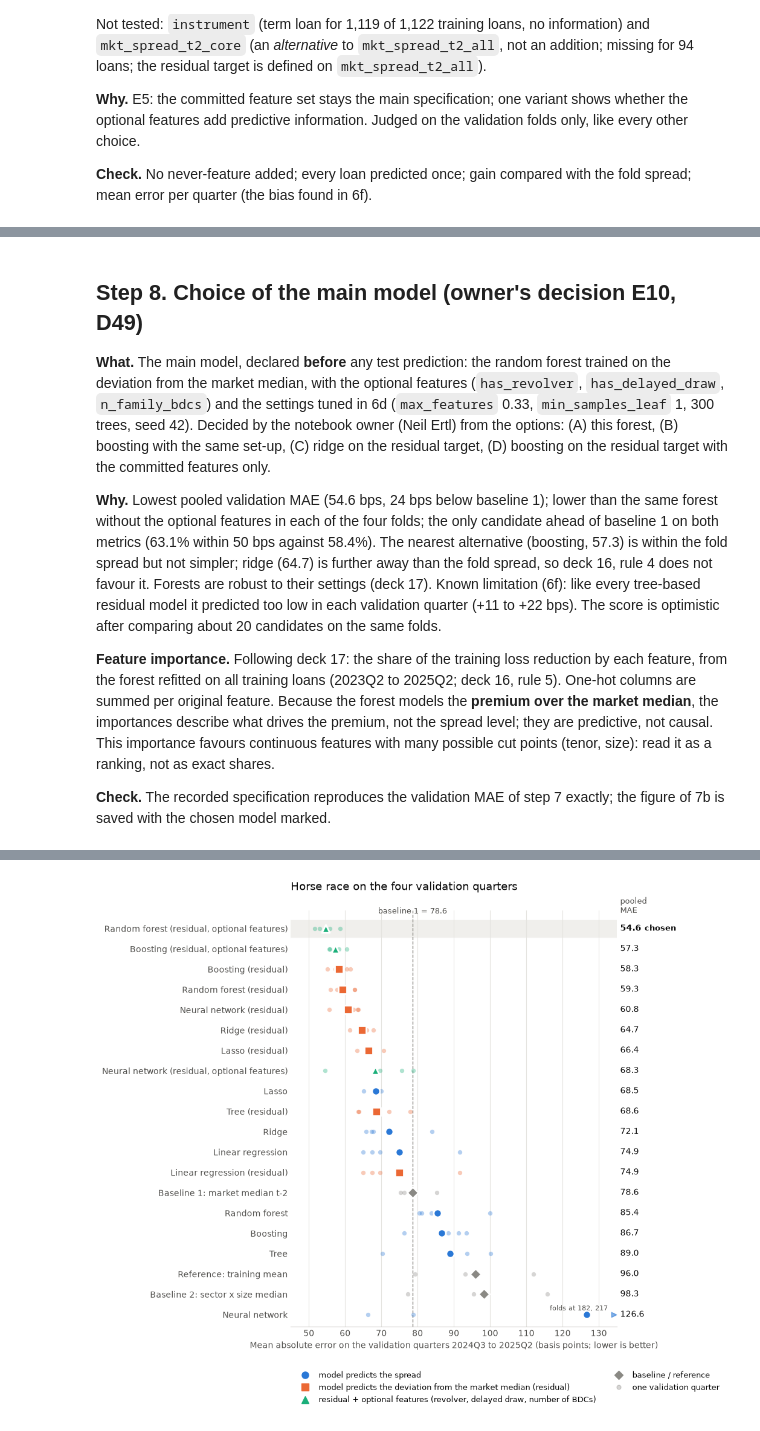
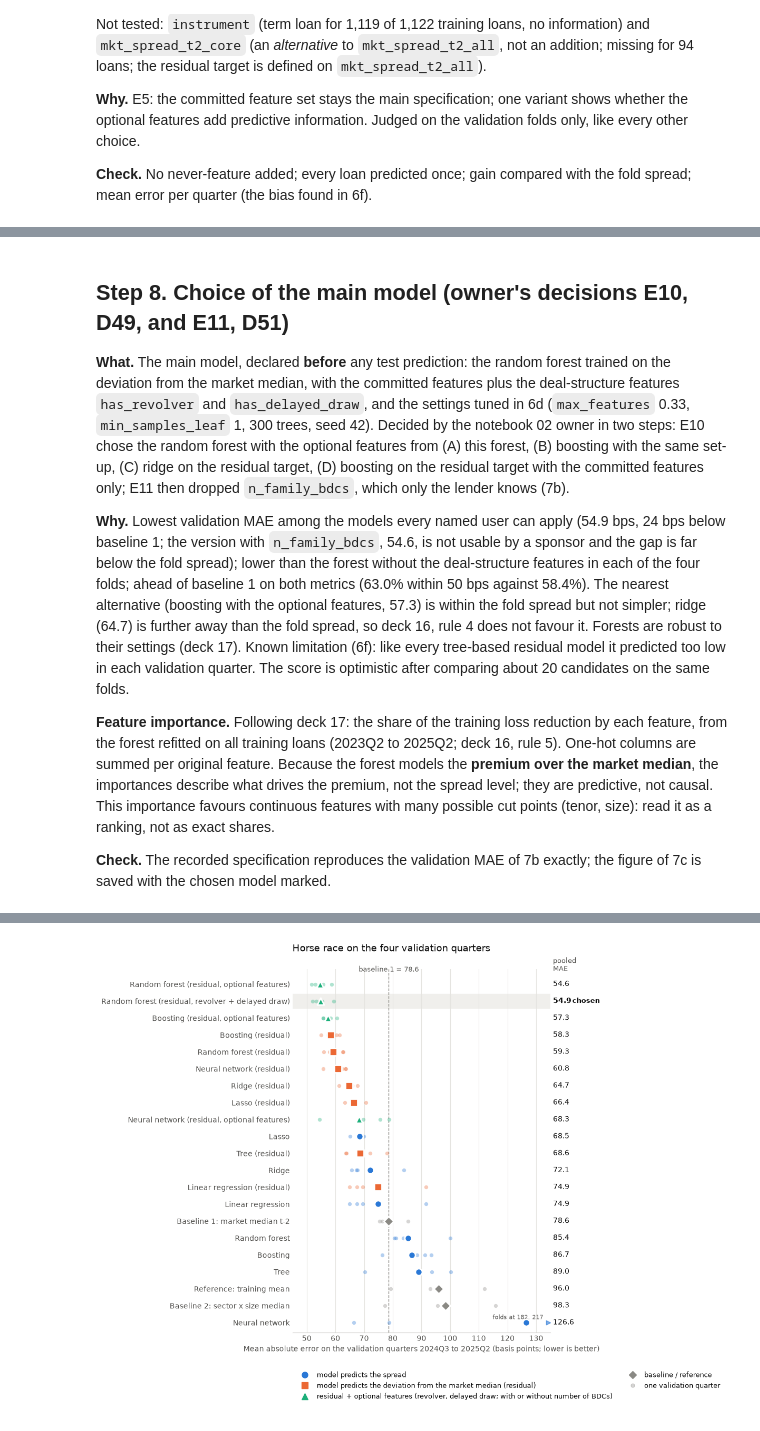
Before and after one commit to NeilErtl/DSF_Project, a Jupyter notebook: code/02_estimate.ipynb, the cells around one changed output, grey strips where cells are left out. Saved outputs shown, nothing was run; the diff lists cells and outputs as text; code cells hidden in the pictures.

```diff
--- a/code/02_estimate.ipynb
+++ b/code/02_estimate.ipynb
@@ -804,0 +828,18 @@ Random forest (residual, optional features)     11.2    21.8    15.9    21.5
+# %%
+print(dd.set_index("column").loc[OPTIONAL_NUM + OPTIONAL_CAT, ["known_at_cutoff"]].to_string())
+DEAL_CAT = ["has_revolver", "has_delayed_draw"]                # optional features known to every user
+FEATURES_MAIN = mh.NUM + mh.CAT + DEAL_CAT
+main_pre = lambda: mh.make_preprocessor(num=mh.NUM, cat=mh.CAT + DEAL_CAT)
+deal = run_folds("Random forest (residual, revolver + delayed draw)",
+                 lambda: ResidualOnMarket(make_pipeline(main_pre(), RandomForestRegressor(**variants["Random forest"][1]))),
+                 FEATURES_MAIN)
+assert len(deal) == fold_table["n_validation"].sum() and deal["y_pred"].between(1, 15).all()
+val = pd.concat([val, deal], ignore_index=True)
+race, by_fold = full_race(val)
+race.to_csv(TAB / "horse_race_validation.csv")
+save_predictions(val, PROC / "predictions_validation.csv")
+cols = ["mae_bps", "share_within_50bps", "fold_spread_bps"] + [c for c in race.columns if c.startswith("mae_fold")]
+print(race.loc[["Random forest (residual, optional features)", "Random forest (residual, revolver + delayed draw)",
+                "Random forest (residual)"], cols].to_string())
+print("mean error per validation quarter in bps (positive = prediction too low):")
+print(deal.assign(e=(deal["y_true"] - deal["y_pred"]) * 100).groupby("quarter")["e"].mean().round(1).to_string())
@@ -821,7 +880,7 @@ BLUE, ORANGE, GREY, INK, MUTED = "#2a78d6", "#eb6834", "#8a8984", "#0b0b0b", "#5
 X_MAX = 135                                   # fold MAEs beyond this are drawn at the edge and labelled
 GREEN = "#1baf7a"
 style = lambda n: ((GREY, "D") if ("aseline" in n or "Reference" in n) else
-                   ((GREEN, "^") if "optional" in n else ((ORANGE, "s") if "residual" in n else (BLUE, "o"))))
+                   ((GREEN, "^") if ("optional" in n or "revolver" in n) else ((ORANGE, "s") if "residual" in n else (BLUE, "o"))))
 
 
 def race_figure(chosen=None, save=False):
@@ -865,7 +924,7 @@ def race_figure(chosen=None, save=False):
                Line2D([], [], marker="s", ls="", color=ORANGE, markersize=8,
                       label="model predicts the deviation from the market median (residual)"),
                Line2D([], [], marker="^", ls="", color=GREEN, markersize=8,
-                      label="residual + optional features (revolver, delayed draw, number of BDCs)"),
+                      label="residual + optional features (revolver, delayed draw; with or without number of BDCs)"),
                Line2D([], [], marker="D", ls="", color=GREY, markersize=7, label="baseline / reference"),
                Line2D([], [], marker="o", ls="", color=GREY, alpha=0.35, markersize=5, label="one validation quarter")]
     ax.legend(handles=handles, loc="upper left", bbox_to_anchor=(0, -0.09), ncol=2, frameon=False, fontsize=9)
@@ -883,18 +942,21 @@ race_figure()   # all candidates; step 8 marks the chosen model and saves the fi
 # %% [markdown]
-## Step 8. Choice of the main model (owner's decision E10, D49)
+## Step 8. Choice of the main model (owner's decisions E10, D49, and E11, D51)
 
 **What.** The main model, declared **before** any test prediction: the random forest trained on the deviation from
-the market median, with the optional features (`has_revolver`, `has_delayed_draw`, `n_family_bdcs`) and the settings
-tuned in 6d (`max_features` 0.33, `min_samples_leaf` 1, 300 trees, seed 42). Decided by the notebook owner (Neil
-Ertl) from the options: (A) this forest, (B) boosting with the same set-up, (C) ridge on the residual target,
-(D) boosting on the residual target with the committed features only.
+the market median, with the committed features plus the deal-structure features `has_revolver` and
+`has_delayed_draw`, and the settings tuned in 6d (`max_features` 0.33, `min_samples_leaf` 1, 300 trees, seed 42).
+Decided by the notebook 02 owner in two steps: E10 chose the random forest with the optional features from (A) this
+forest, (B) boosting with the same set-up, (C) ridge on the residual target, (D) boosting on the residual target with
+the committed features only; E11 then dropped `n_family_bdcs`, which only the lender knows (7b).
 
-**Why.** Lowest pooled validation MAE (54.6 bps, 24 bps below baseline 1); lower than the same forest without the
-optional features in each of the four folds; the only candidate ahead of baseline 1 on both metrics (63.1% within 50
-bps against 58.4%). The nearest alternative (boosting, 57.3) is within the fold spread but not simpler; ridge
-(64.7) is further away than the fold spread, so deck 16, rule 4 does not favour it. Forests are robust to their
-settings (deck 17). Known limitation (6f): like every tree-based residual model it predicted too low in each
-validation quarter (+11 to +22 bps). The score is optimistic after comparing about 20 candidates on the same folds.
+**Why.** Lowest validation MAE among the models every named user can apply (54.9 bps, 24 bps below baseline 1; the
+version with `n_family_bdcs`, 54.6, is not usable by a sponsor and the gap is far below the fold spread); lower than
+the forest without the deal-structure features in each of the four folds; ahead of baseline 1 on both metrics (63.0%
+within 50 bps against 58.4%). The nearest alternative (boosting with the optional features, 57.3) is within the fold
+spread but not simpler; ridge (64.7) is further away than the fold spread, so deck 16, rule 4 does not favour it.
+Forests are robust to their settings (deck 17). Known limitation (6f): like every tree-based residual model it
+predicted too low in each validation quarter. The score is optimistic after comparing about 20 candidates on the same
+folds.
 
 **Feature importance.** Following deck 17: the share of the training loss reduction by each feature, from the forest
 refitted on all training loans (2023Q2 to 2025Q2; deck 16, rule 5). One-hot columns are summed per original feature.
@@ -902,26 +964,26 @@ Because the forest models the **premium over the market median**, the importance
 not the spread level; they are predictive, not causal. This importance favours continuous features with many
 possible cut points (tenor, size): read it as a ranking, not as exact shares.
 
-**Check.** The recorded specification reproduces the validation MAE of step 7 exactly; the figure of 7b is saved
-with the chosen model marked.
+**Check.** The recorded specification reproduces the validation MAE of 7b exactly; the figure of 7c is saved with
+the chosen model marked.
 # %%
-MAIN_MODEL = "Random forest (residual, optional features)"
+MAIN_MODEL = "Random forest (residual, revolver + delayed draw)"
 MAIN_PARAMS = {"n_estimators": 300, "random_state": SEED, "n_jobs": -1, **r_forest_p}
 
 
 def make_main_model():
     # The main model as one object: preprocessor (with the optional features) + forest, trained on the residual target
-    return ResidualOnMarket(make_pipeline(opt_pre(), RandomForestRegressor(**MAIN_PARAMS)))
+    return ResidualOnMarket(make_pipeline(main_pre(), RandomForestRegressor(**MAIN_PARAMS)))
 
 
-check_frame = run_folds(MAIN_MODEL, make_main_model, FEATURES_OPT)
+check_frame = run_folds(MAIN_MODEL, make_main_model, FEATURES_MAIN)
 assert np.isclose(check_frame["abs_error_bps"].mean(), race.loc[MAIN_MODEL, "mae_bps"], atol=0.05)
 
 choice = pd.DataFrame([{
-    "main_model": MAIN_MODEL, "decided_by": "Neil Ertl (notebook 02 owner), E10, D49", "decided_on": "2026-11-21",
+    "main_model": MAIN_MODEL, "decided_by": "notebook 02 owner (E10, D49; E11, D51)", "decided_on": "2026-11-21",
     "estimator": "RandomForestRegressor", "params": str(MAIN_PARAMS),
     "training_target": "spread_pp - mkt_spread_t2_all (prediction adds mkt_spread_t2_all back)",
-    "features": ", ".join(FEATURES_OPT),
+    "features": ", ".join(FEATURES_MAIN),
     "validation_mae_bps": race.loc[MAIN_MODEL, "mae_bps"],
     "validation_share_within_50bps": race.loc[MAIN_MODEL, "share_within_50bps"],
     "validation_fold_spread_bps": race.loc[MAIN_MODEL, "fold_spread_bps"],
@@ -947,3 +1009,3 @@ alternatives_within_fold_spread                                Boosting (residua
-[figure, old version]
+[figure, new version]
 # %%
 # Feature importance of the main model, refitted on all training loans (deck 16, rule 5; deck 17)
```
Also changed, not shown: parts of 19 cells of this notebook, 15 other files.
